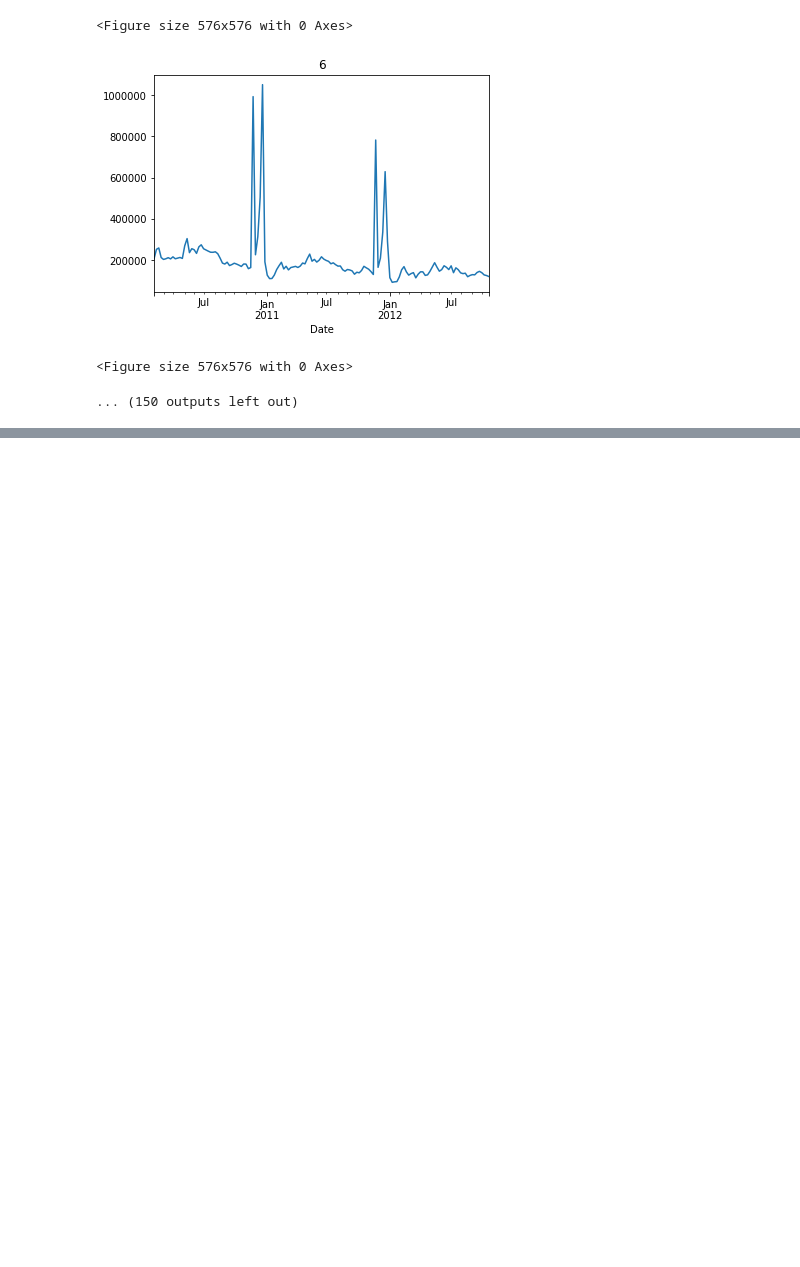
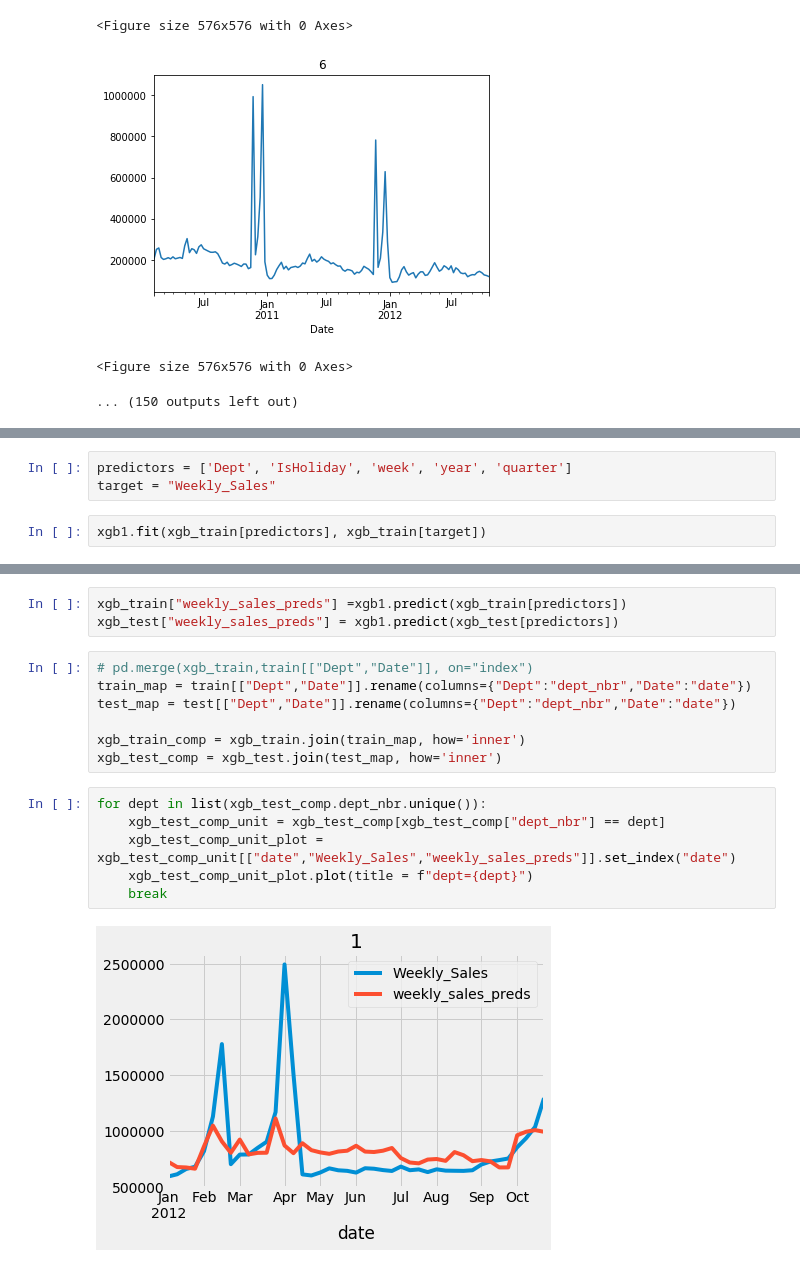
Before and after one commit to jstephenj14/walmart-forecasting-challenge, a Jupyter notebook: src/analysis.ipynb, the cells around one changed output, grey strips where cells are left out. Cells and saved outputs as stored; diff of their text form; blank space fills up the shorter version.

```diff
--- a/src/analysis.ipynb
+++ b/src/analysis.ipynb
@@ -211,0 +280,5 @@ INFO:fbprophet:Disabling daily seasonality. Run prophet with daily_seasonality=T
+# %%
+predictors = ['Dept', 'IsHoliday', 'week', 'year', 'quarter']
+target = "Weekly_Sales"
+# %%
+xgb1.fit(xgb_train[predictors], xgb_train[target])
@@ -211,0 +295,18 @@ INFO:fbprophet:Disabling daily seasonality. Run prophet with daily_seasonality=T
+# %%
+xgb_train["weekly_sales_preds"] =xgb1.predict(xgb_train[predictors])
+xgb_test["weekly_sales_preds"] = xgb1.predict(xgb_test[predictors])
+# %%
+# pd.merge(xgb_train,train[["Dept","Date"]], on="index")
+train_map = train[["Dept","Date"]].rename(columns={"Dept":"dept_nbr","Date":"date"})
+test_map = test[["Dept","Date"]].rename(columns={"Dept":"dept_nbr","Date":"date"})
+
+xgb_train_comp = xgb_train.join(train_map, how='inner')
+xgb_test_comp = xgb_test.join(test_map, how='inner')
+# %%
+for dept in list(xgb_test_comp.dept_nbr.unique()):
+    xgb_test_comp_unit = xgb_test_comp[xgb_test_comp["dept_nbr"] == dept]
+    xgb_test_comp_unit_plot = xgb_test_comp_unit[["date","Weekly_Sales","weekly_sales_preds"]].set_index("date")
+    xgb_test_comp_unit_plot.plot(title = f"dept={dept}")
+    break
+# %% [output]
+[figure, added]
```
Also changed, not shown: parts of 32 cells of this notebook.
